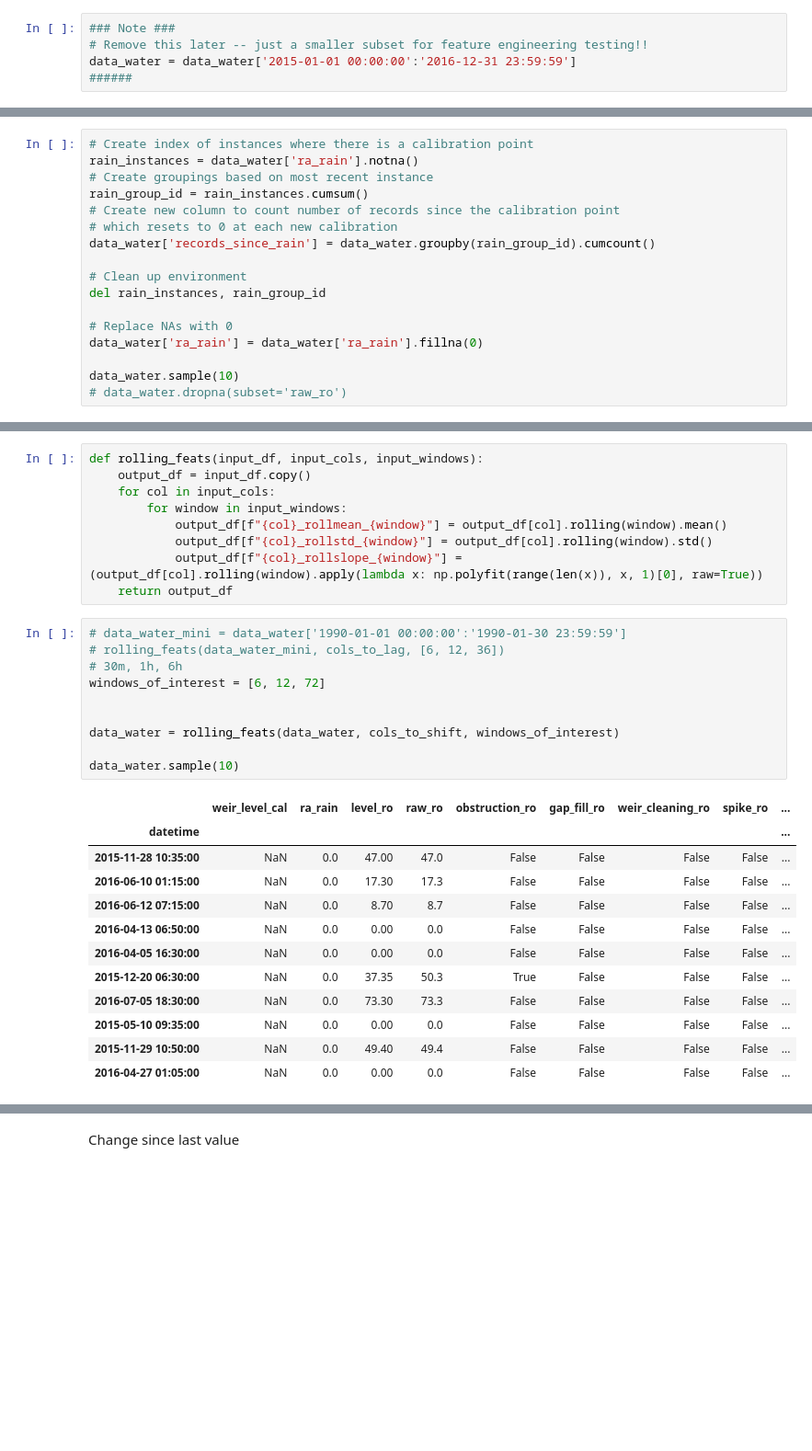
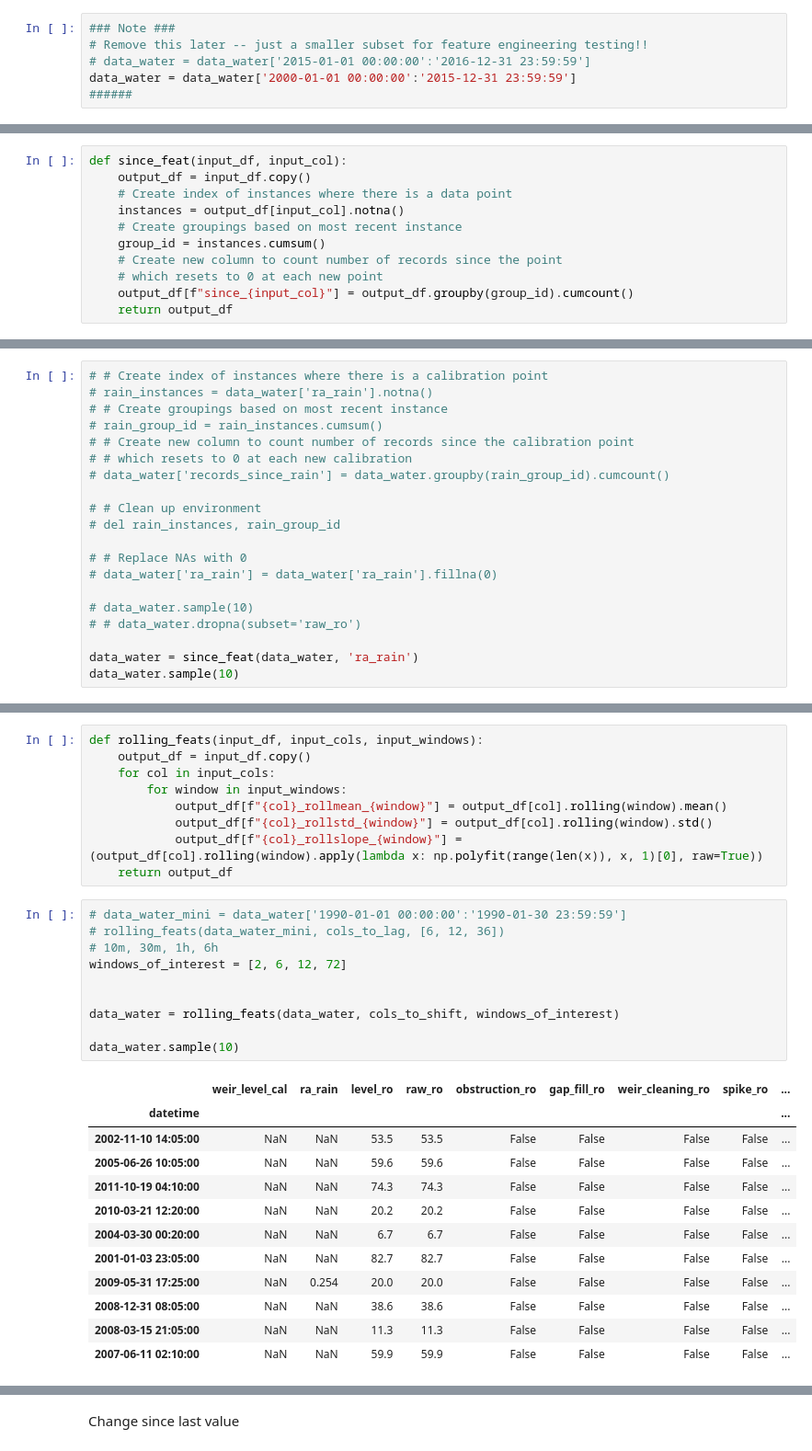
Before and after one commit to gmcginnis/info-698-capstone, a Jupyter notebook: 02_split.ipynb, the cells around one changed output, grey strips where cells are left out. Shown at 92% size. Saved outputs shown, nothing was run; the diff lists cells and outputs as text; blank space fills up the shorter version.

```diff
--- a/02_split.ipynb
+++ b/02_split.ipynb
@@ -50,7 +50,19 @@ data_water = united_water.drop(columns=['raw_rain', 'chk_note_rain', 'chk_fail_r
 # %%
 ### Note ###
 # Remove this later -- just a smaller subset for feature engineering testing!!
-data_water = data_water['2015-01-01 00:00:00':'2016-12-31 23:59:59']
+# data_water = data_water['2015-01-01 00:00:00':'2016-12-31 23:59:59']
+data_water = data_water['2000-01-01 00:00:00':'2015-12-31 23:59:59']
 ######
 # %% [markdown]
 Create feature which tracks how recent a calibration was conducted.
+# %%
+def since_feat(input_df, input_col):
+    output_df = input_df.copy()
+    # Create index of instances where there is a data point
+    instances = output_df[input_col].notna()
+    # Create groupings based on most recent instance
+    group_id = instances.cumsum()
+    # Create new column to count number of records since the point
+    # which resets to 0 at each new point
+    output_df[f"since_{input_col}"] = output_df.groupby(group_id).cumcount()
+    return output_df
@@ -70,22 +92,25 @@ del cal_instances, cal_group_id
 # %% [markdown]
 Create feature which tracks how recent a rain event occurred.
 # %%
-# Create index of instances where there is a calibration point
-rain_instances = data_water['ra_rain'].notna()
-# Create groupings based on most recent instance
-rain_group_id = rain_instances.cumsum()
-# Create new column to count number of records since the calibration point
-# which resets to 0 at each new calibration
-data_water['records_since_rain'] = data_water.groupby(rain_group_id).cumcount()
+# # Create index of instances where there is a calibration point
+# rain_instances = data_water['ra_rain'].notna()
+# # Create groupings based on most recent instance
+# rain_group_id = rain_instances.cumsum()
+# # Create new column to count number of records since the calibration point
+# # which resets to 0 at each new calibration
+# data_water['records_since_rain'] = data_water.groupby(rain_group_id).cumcount()
 
-# Clean up environment
-del rain_instances, rain_group_id
+# # Clean up environment
+# del rain_instances, rain_group_id
 
-# Replace NAs with 0
-data_water['ra_rain'] = data_water['ra_rain'].fillna(0)
+# # Replace NAs with 0
+# data_water['ra_rain'] = data_water['ra_rain'].fillna(0)
 
+# data_water.sample(10)
+# # data_water.dropna(subset='raw_ro')
+
+data_water = since_feat(data_water, 'ra_rain')
 data_water.sample(10)
-# data_water.dropna(subset='raw_ro')
 # %% [output]
 |  | weir_level_cal | ra_rain | level_ro | raw_ro | obstruction_ro | gap_fill_ro | weir_cleaning_ro | spike_ro | ... |
 | datetime |  |  |  |  |  |  |  |  | ... |
@@ -146,23 +171,23 @@ def rolling_feats(input_df, input_cols, input_windows):
 # %%
 # data_water_mini = data_water['1990-01-01 00:00:00':'1990-01-30 23:59:59']
 # rolling_feats(data_water_mini, cols_to_lag, [6, 12, 36])
-# 30m, 1h, 6h
-windows_of_interest = [6, 12, 72]
+# 10m, 30m, 1h, 6h
+windows_of_interest = [2, 6, 12, 72]
 
 
 data_water = rolling_feats(data_water, cols_to_shift, windows_of_interest)
 
 data_water.sample(10)
 # %% [output]
 |  | weir_level_cal | ra_rain | level_ro | raw_ro | obstruction_ro | gap_fill_ro | weir_cleaning_ro | spike_ro | ... |
 | datetime |  |  |  |  |  |  |  |  | ... |
-| 2015-11-28 10:35:00 | NaN | 0.0 | 47.00 | 47.0 | False | False | False | False | ... |
-| 2016-06-10 01:15:00 | NaN | 0.0 | 17.30 | 17.3 | False | False | False | False | ... |
-| 2016-06-12 07:15:00 | NaN | 0.0 | 8.70 | 8.7 | False | False | False | False | ... |
-| 2016-04-13 06:50:00 | NaN | 0.0 | 0.00 | 0.0 | False | False | False | False | ... |
-| 2016-04-05 16:30:00 | NaN | 0.0 | 0.00 | 0.0 | False | False | False | False | ... |
-| 2015-12-20 06:30:00 | NaN | 0.0 | 37.35 | 50.3 | True | False | False | False | ... |
-| 2016-07-05 18:30:00 | NaN | 0.0 | 73.30 | 73.3 | False | False | False | False | ... |
-| 2015-05-10 09:35:00 | NaN | 0.0 | 0.00 | 0.0 | False | False | False | False | ... |
-| 2015-11-29 10:50:00 | NaN | 0.0 | 49.40 | 49.4 | False | False | False | False | ... |
-| 2016-04-27 01:05:00 | NaN | 0.0 | 0.00 | 0.0 | False | False | False | False | ... |
+| 2002-11-10 14:05:00 | NaN | NaN | 53.5 | 53.5 | False | False | False | False | ... |
+| 2005-06-26 10:05:00 | NaN | NaN | 59.6 | 59.6 | False | False | False | False | ... |
+| 2011-10-19 04:10:00 | NaN | NaN | 74.3 | 74.3 | False | False | False | False | ... |
+| 2010-03-21 12:20:00 | NaN | NaN | 20.2 | 20.2 | False | False | False | False | ... |
+| 2004-03-30 00:20:00 | NaN | NaN | 6.7 | 6.7 | False | False | False | False | ... |
+| 2001-01-03 23:05:00 | NaN | NaN | 82.7 | 82.7 | False | False | False | False | ... |
+| 2009-05-31 17:25:00 | NaN | 0.254 | 20.0 | 20.0 | False | False | False | False | ... |
+| 2008-12-31 08:05:00 | NaN | NaN | 38.6 | 38.6 | False | False | False | False | ... |
+| 2008-03-15 21:05:00 | NaN | NaN | 11.3 | 11.3 | False | False | False | False | ... |
+| 2007-06-11 02:10:00 | NaN | NaN | 59.9 | 59.9 | False | False | False | False | ... |
```
Also changed, not shown: parts of 49 cells of this notebook.
